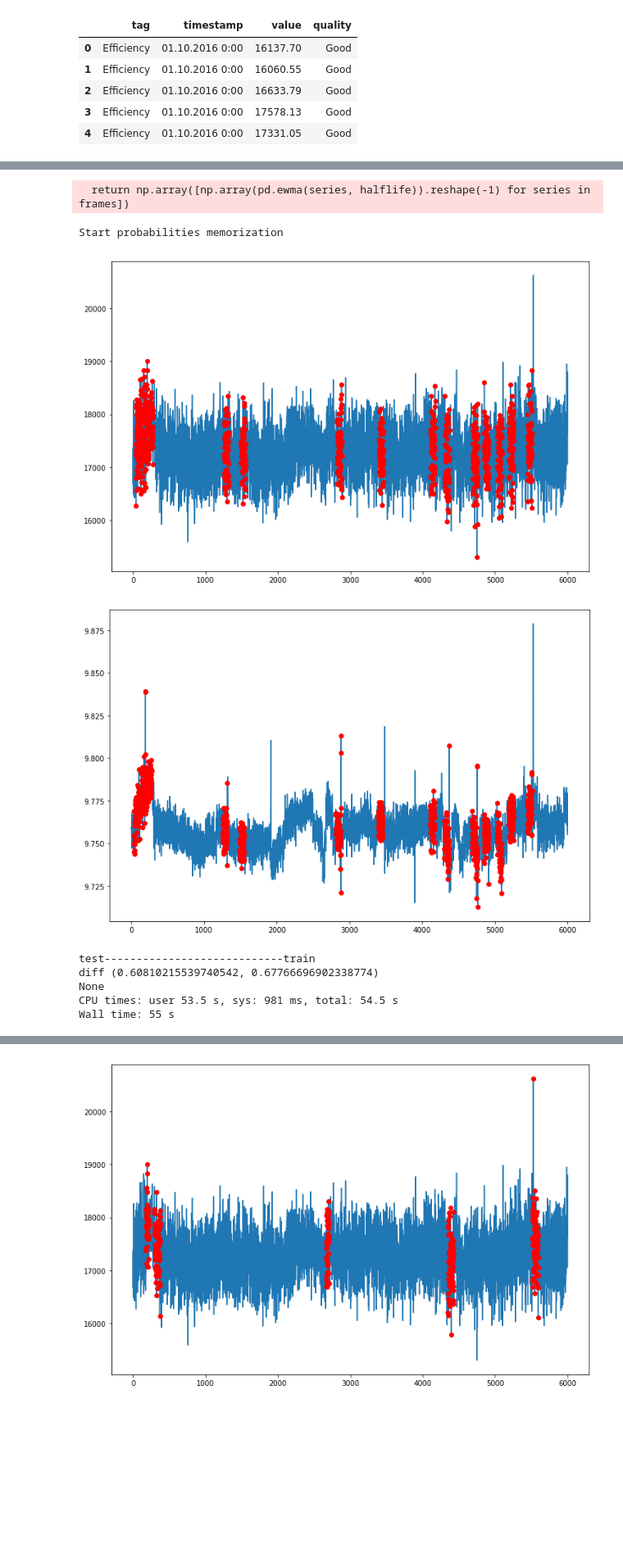
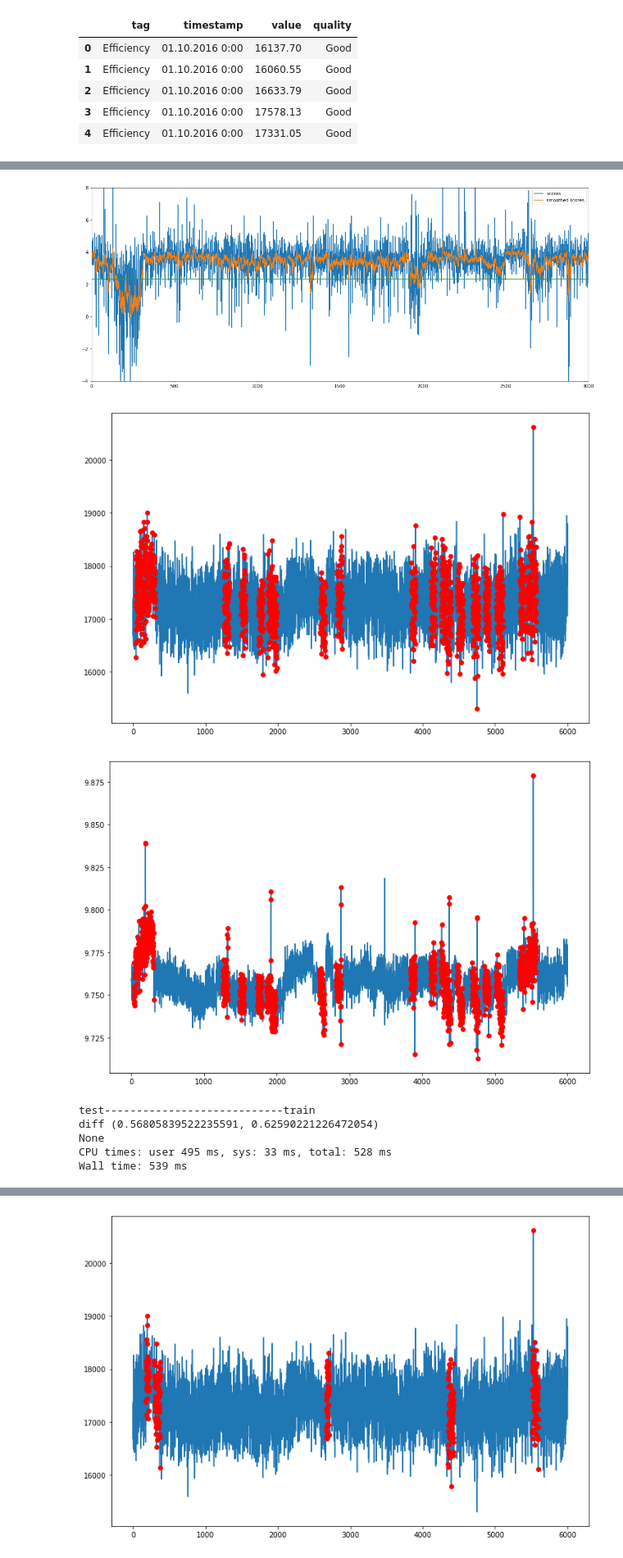
Before and after one commit to ale3otik/GlobalChangersSibur, a Jupyter notebook: notebook2_draft.ipynb, the cells around one changed output, grey strips where cells are left out. Shown at 82% size. Saved outputs shown, nothing was run; the diff lists cells and outputs as text; code cells hidden in the pictures; blank space fills up the shorter version.

```diff
--- a/notebook2_draft.ipynb
+++ b/notebook2_draft.ipynb
@@ -52,0 +56,5 @@ def get_log_reg_score(target, model=LogisticRegression(),X_length = 50):
+# %%
+targets, scores, smoothed_scores, treshold = gad.extract_anomaly_target(df,
+                                            frame_period=df.shape[0],
+                                            halflife=5,
+                                            horizont=6 * 11, top=0.05, more_info=True)
@@ -53,17 +68,26 @@ def get_log_reg_score(target, model=LogisticRegression(),X_length = 50):
+# %%
+L = len(scores.reshape(-1))
+plt.figure(figsize=(20,8))
+plt.plot(np.arange(L), scores.reshape(-1), '-', label='scores', alpha=1)
+plt.plot(np.arange(L), smoothed_scores.reshape(-1), '-', label='smoothed scores')
+plt.plot([0, 5000], [treshold, treshold])
+plt.xlim([0,3000])
+plt.ylim([-4,8])
+plt.legend()
+plt.show()
+# %% [output]
+[figure, added]
 # %%
 %%time
 # 1 hour predictions
-targets = utils.get_targets_with_mixture(df,horizont=6 * 11,top=0.005)
 utils.plot_with_target(dropped_origin, targets)
 utils.plot_with_target(df['trend'].values, targets)
 print(get_log_reg_score(targets))
 # %% [output]
-  return np.array([np.array(pd.ewma(series, halflife)).reshape(-1) for series in frames])
-Start probabilities memorization
-[figure, old version]
+[figure, new version]
-[figure, old version]
+[figure, new version]
-test----------------------------train
-diff (0.60810215539740542, 0.67766696902338774)
-None
-CPU times: user 53.5 s, sys: 981 ms, total: 54.5 s
-Wall time: 55 s
+test----------------------------train
+diff (0.56805839522235591, 0.62590221226472054)
+None
+CPU times: user 495 ms, sys: 33 ms, total: 528 ms
+Wall time: 539 ms
```
Also changed, not shown: parts of 13 cells of this notebook.
